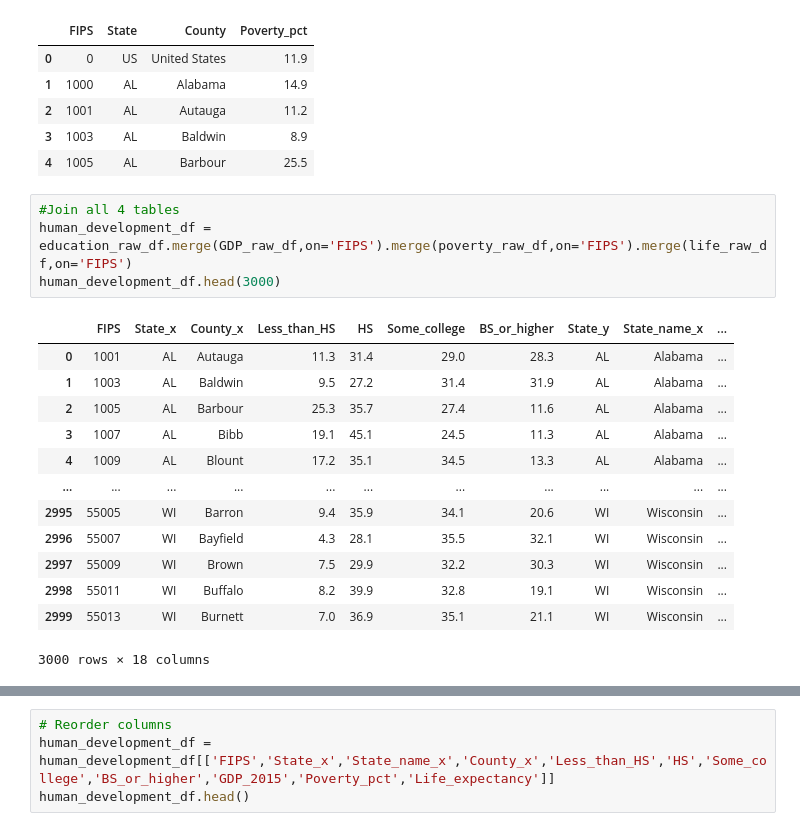
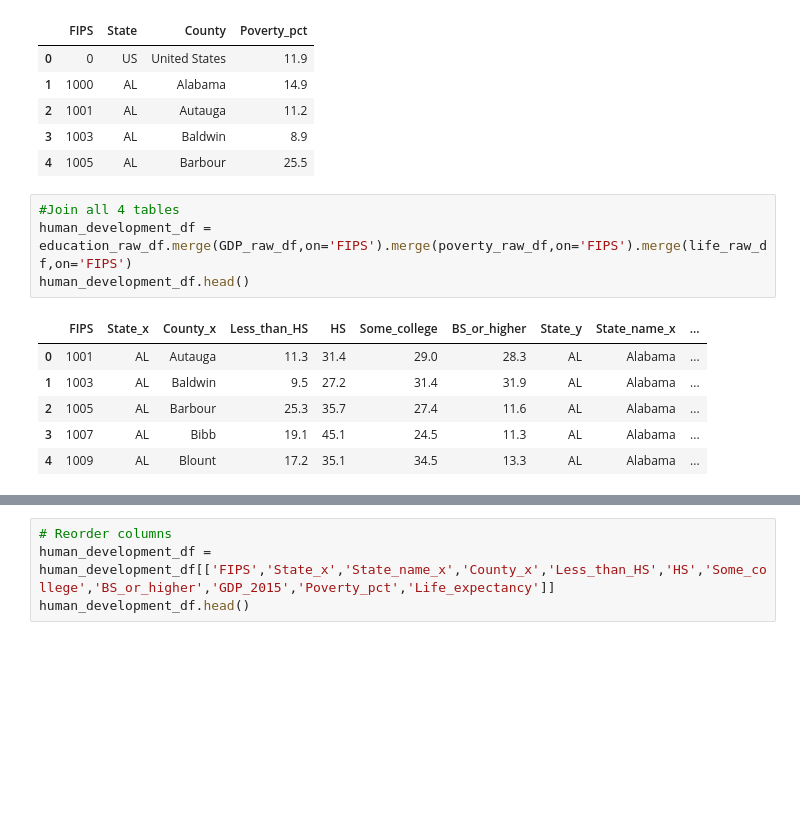
Before and after one commit to MeganBlazevic/Project2_Team8, a Jupyter notebook: Data_ETL.ipynb, the cells around one changed output, grey strips where cells are left out. Drawn from its saved outputs; the diff is of its cells as text; blank space fills up the shorter version.

```diff
--- a/Data_ETL.ipynb
+++ b/Data_ETL.ipynb
@@ -626,21 +557,14 @@ poverty_raw_df.head()
 # %%
 #Join all 4 tables
 human_development_df = education_raw_df.merge(GDP_raw_df,on='FIPS').merge(poverty_raw_df,on='FIPS').merge(life_raw_df,on='FIPS')
-human_development_df.head(3000)
+human_development_df.head()
 # %% [output]
 |  | FIPS | State_x | County_x | Less_than_HS | HS | Some_college | BS_or_higher | State_y | State_name_x | ... |
 | 0 | 1001 | AL | Autauga | 11.3 | 31.4 | 29.0 | 28.3 | AL | Alabama | ... |
 | 1 | 1003 | AL | Baldwin | 9.5 | 27.2 | 31.4 | 31.9 | AL | Alabama | ... |
 | 2 | 1005 | AL | Barbour | 25.3 | 35.7 | 27.4 | 11.6 | AL | Alabama | ... |
 | 3 | 1007 | AL | Bibb | 19.1 | 45.1 | 24.5 | 11.3 | AL | Alabama | ... |
 | 4 | 1009 | AL | Blount | 17.2 | 35.1 | 34.5 | 13.3 | AL | Alabama | ... |
-| ... | ... | ... | ... | ... | ... | ... | ... | ... | ... | ... |
-| 2995 | 55005 | WI | Barron | 9.4 | 35.9 | 34.1 | 20.6 | WI | Wisconsin | ... |
-| 2996 | 55007 | WI | Bayfield | 4.3 | 28.1 | 35.5 | 32.1 | WI | Wisconsin | ... |
-| 2997 | 55009 | WI | Brown | 7.5 | 29.9 | 32.2 | 30.3 | WI | Wisconsin | ... |
-| 2998 | 55011 | WI | Buffalo | 8.2 | 39.9 | 32.8 | 19.1 | WI | Wisconsin | ... |
-| 2999 | 55013 | WI | Burnett | 7.0 | 36.9 | 35.1 | 21.1 | WI | Wisconsin | ... |
-3000 rows × 18 columns
 # %%
 #Delete duplicate columns
 human_development_df = human_development_df.loc[:,~human_development_df.columns.duplicated()]
```
Also changed, not shown: parts of 14 cells of this notebook, 7 other files.
